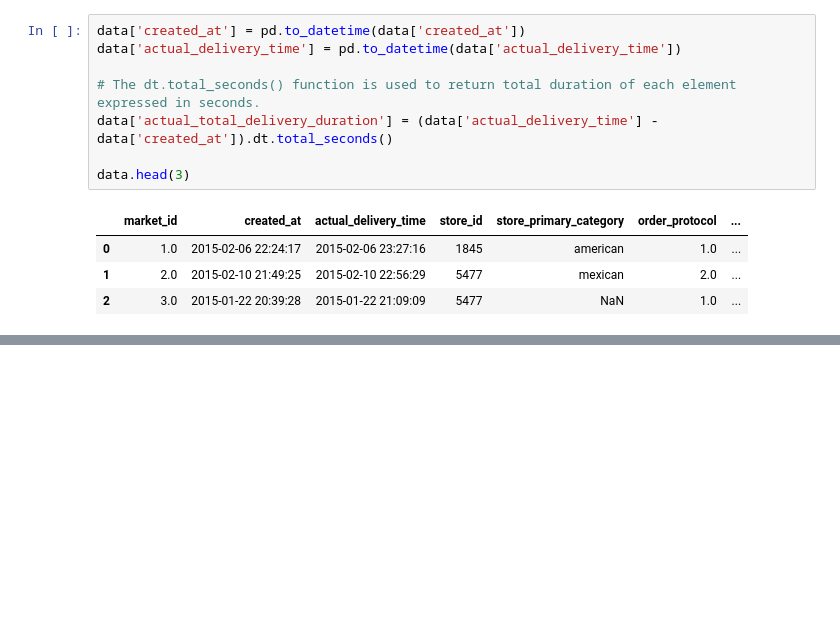
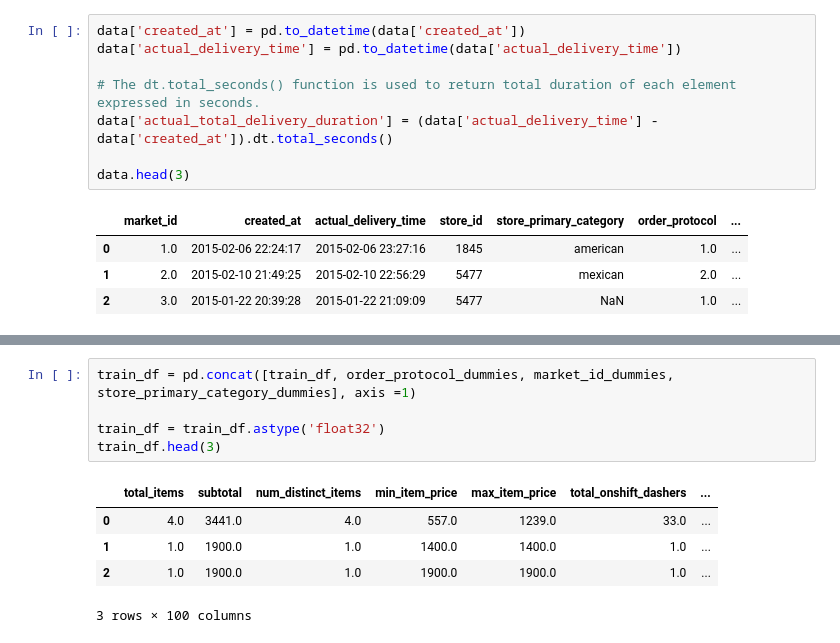
Before and after one commit to tugceturkkal/Data-Projects, a Jupyter notebook: Delivery Duration Prediction.ipynb, the cells around one changed output, grey strips where cells are left out. Cells and saved outputs as stored; diff of their text form; blank space fills up the shorter version.

```diff
--- a/Delivery Duration Prediction.ipynb
+++ b/Delivery Duration Prediction.ipynb
@@ -125,0 +192,11 @@ data.head(3)
+# %%
+train_df = pd.concat([train_df, order_protocol_dummies, market_id_dummies, store_primary_category_dummies], axis =1)
+
+train_df = train_df.astype('float32')
+train_df.head(3)
+# %% [output]
+|  | total_items | subtotal | num_distinct_items | min_item_price | max_item_price | total_onshift_dashers | ... |
+| 0 | 4.0 | 3441.0 | 4.0 | 557.0 | 1239.0 | 33.0 | ... |
+| 1 | 1.0 | 1900.0 | 1.0 | 1400.0 | 1400.0 | 1.0 | ... |
+| 2 | 1.0 | 1900.0 | 1.0 | 1900.0 | 1900.0 | 1.0 | ... |
+3 rows × 100 columns
```
Also changed, not shown: parts of 16 cells of this notebook.
